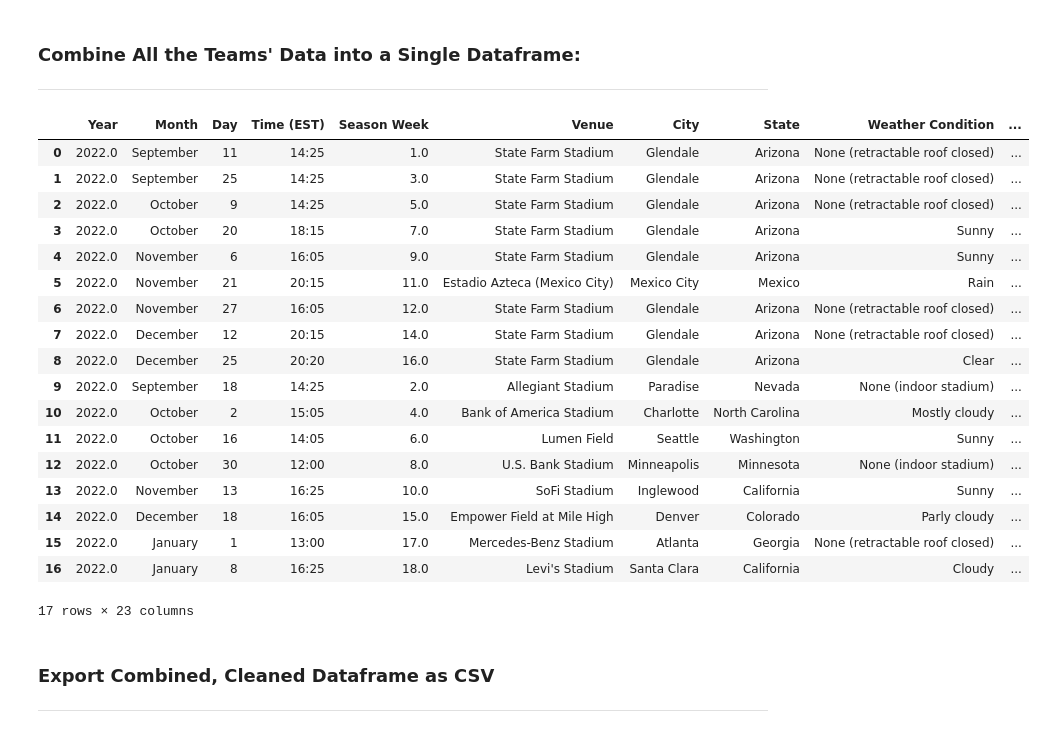
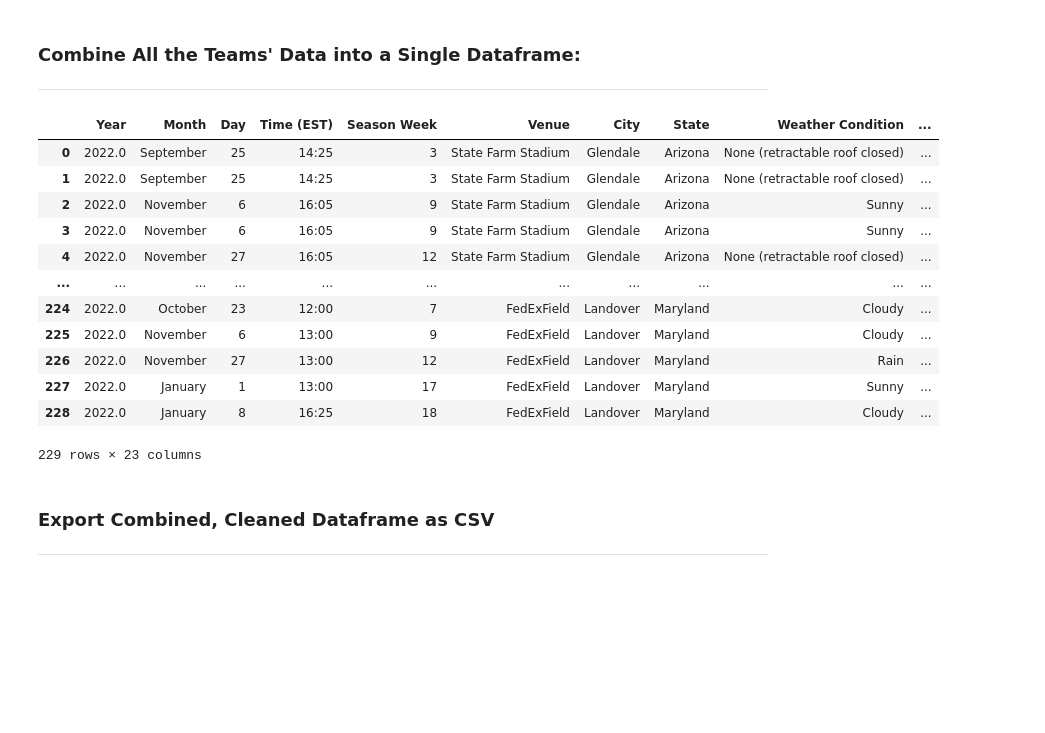
Before and after one commit to cwolf1424/Group_Project_4-NFL_Game_Outcome_Predictor, a Jupyter notebook: 03-Wrangling_Data/Wrangling_Data.ipynb, the cells around one changed output. Drawn from its saved outputs; the diff is of its cells as text; code cells hidden in the pictures; blank space fills up the shorter version.

```diff
--- a/03-Wrangling_Data/Wrangling_Data.ipynb
+++ b/03-Wrangling_Data/Wrangling_Data.ipynb
@@ -1040,40 +1055,34 @@ memory usage: 1.2+ KB
 # %%
 # Merge the Master Home and Away Dataframes on the Shared "Date" and "Venue" Columns (So Both Teams' Data Are in One Row for Each Game)
 
 merged_master_df = pd.merge(master_home_df,master_away_df, on=["Year",
                                                                "Month",
                                                                "Day",
                                                                "Time (EST)",
                                                                "Season Week",
                                                                "Venue",
                                                                "City",
                                                                "State",
                                                                "Weather Condition",
                                                                "Temperature (F)",
                                                                "Outcome"
-                                                               ], how="outer")
+                                                               ], how="inner")
 
 merged_master_df
 # %% [output]
 |  | Year | Month | Day | Time (EST) | Season Week | Venue | City | State | Weather Condition | ... |
-| 0 | 2022.0 | September | 11 | 14:25 | 1.0 | State Farm Stadium | Glendale | Arizona | None (retractable roof closed) | ... |
-| 1 | 2022.0 | September | 25 | 14:25 | 3.0 | State Farm Stadium | Glendale | Arizona | None (retractable roof closed) | ... |
-| 2 | 2022.0 | October | 9 | 14:25 | 5.0 | State Farm Stadium | Glendale | Arizona | None (retractable roof closed) | ... |
-| 3 | 2022.0 | October | 20 | 18:15 | 7.0 | State Farm Stadium | Glendale | Arizona | Sunny | ... |
-| 4 | 2022.0 | November | 6 | 16:05 | 9.0 | State Farm Stadium | Glendale | Arizona | Sunny | ... |
-| 5 | 2022.0 | November | 21 | 20:15 | 11.0 | Estadio Azteca (Mexico City) | Mexico City | Mexico | Rain | ... |
-| 6 | 2022.0 | November | 27 | 16:05 | 12.0 | State Farm Stadium | Glendale | Arizona | None (retractable roof closed) | ... |
-| 7 | 2022.0 | December | 12 | 20:15 | 14.0 | State Farm Stadium | Glendale | Arizona | None (retractable roof closed) | ... |
-| 8 | 2022.0 | December | 25 | 20:20 | 16.0 | State Farm Stadium | Glendale | Arizona | Clear | ... |
-| 9 | 2022.0 | September | 18 | 14:25 | 2.0 | Allegiant Stadium | Paradise | Nevada | None (indoor stadium) | ... |
-| 10 | 2022.0 | October | 2 | 15:05 | 4.0 | Bank of America Stadium | Charlotte | North Carolina | Mostly cloudy | ... |
-| 11 | 2022.0 | October | 16 | 14:05 | 6.0 | Lumen Field | Seattle | Washington | Sunny | ... |
-| 12 | 2022.0 | October | 30 | 12:00 | 8.0 | U.S. Bank Stadium | Minneapolis | Minnesota | None (indoor stadium) | ... |
-| 13 | 2022.0 | November | 13 | 16:25 | 10.0 | SoFi Stadium | Inglewood | California | Sunny | ... |
-| 14 | 2022.0 | December | 18 | 16:05 | 15.0 | Empower Field at Mile High | Denver | Colorado | Parly cloudy | ... |
-| 15 | 2022.0 | January | 1 | 13:00 | 17.0 | Mercedes-Benz Stadium | Atlanta | Georgia | None (retractable roof closed) | ... |
-| 16 | 2022.0 | January | 8 | 16:25 | 18.0 | Levi's Stadium | Santa Clara | California | Cloudy | ... |
+| 0 | 2022.0 | September | 25 | 14:25 | 3 | State Farm Stadium | Glendale | Arizona | None (retractable roof closed) | ... |
+| 1 | 2022.0 | September | 25 | 14:25 | 3 | State Farm Stadium | Glendale | Arizona | None (retractable roof closed) | ... |
+| 2 | 2022.0 | November | 6 | 16:05 | 9 | State Farm Stadium | Glendale | Arizona | Sunny | ... |
+| 3 | 2022.0 | November | 6 | 16:05 | 9 | State Farm Stadium | Glendale | Arizona | Sunny | ... |
+| 4 | 2022.0 | November | 27 | 16:05 | 12 | State Farm Stadium | Glendale | Arizona | None (retractable roof closed) | ... |
+| ... | ... | ... | ... | ... | ... | ... | ... | ... | ... | ... |
+| 224 | 2022.0 | October | 23 | 12:00 | 7 | FedExField | Landover | Maryland | Cloudy | ... |
+| 225 | 2022.0 | November | 6 | 13:00 | 9 | FedExField | Landover | Maryland | Cloudy | ... |
+| 226 | 2022.0 | November | 27 | 13:00 | 12 | FedExField | Landover | Maryland | Rain | ... |
+| 227 | 2022.0 | January | 1 | 13:00 | 17 | FedExField | Landover | Maryland | Sunny | ... |
+| 228 | 2022.0 | January | 8 | 16:25 | 18 | FedExField | Landover | Maryland | Cloudy | ... |
-17 rows × 23 columns
+229 rows × 23 columns
 # %% [markdown]
 ### Export Combined, Cleaned Dataframe as CSV
 ---
```
Also changed, not shown: parts of 3 cells of this notebook, 1 other file.
